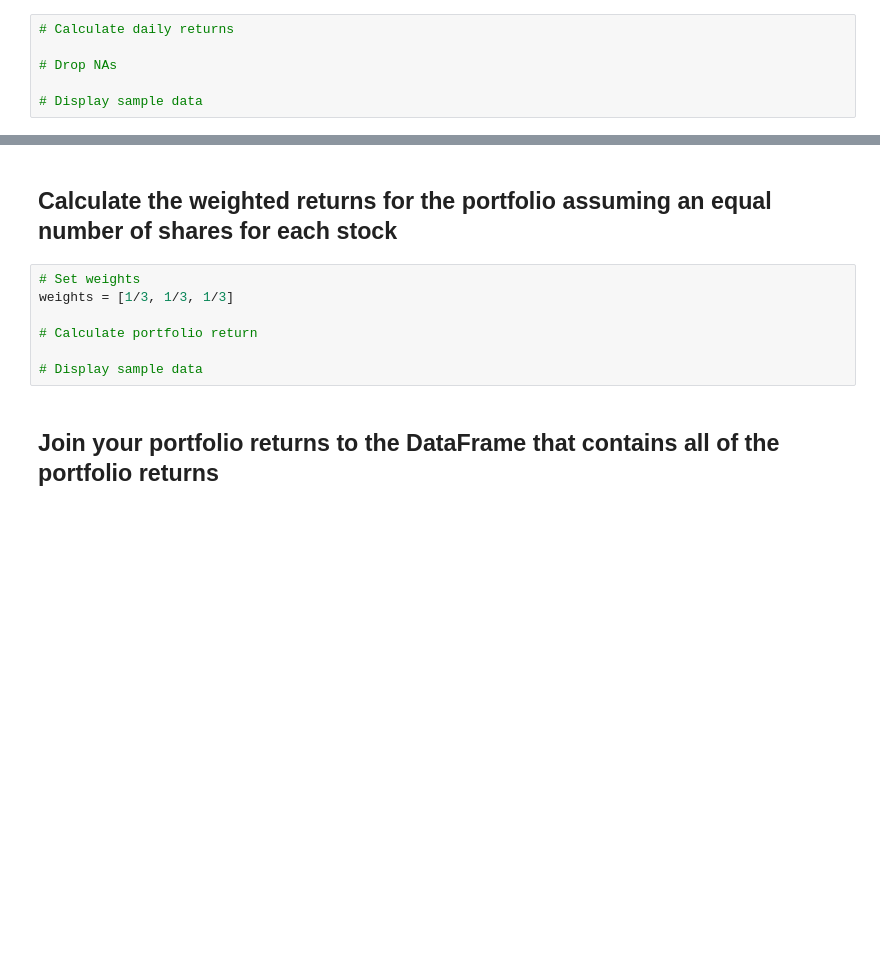
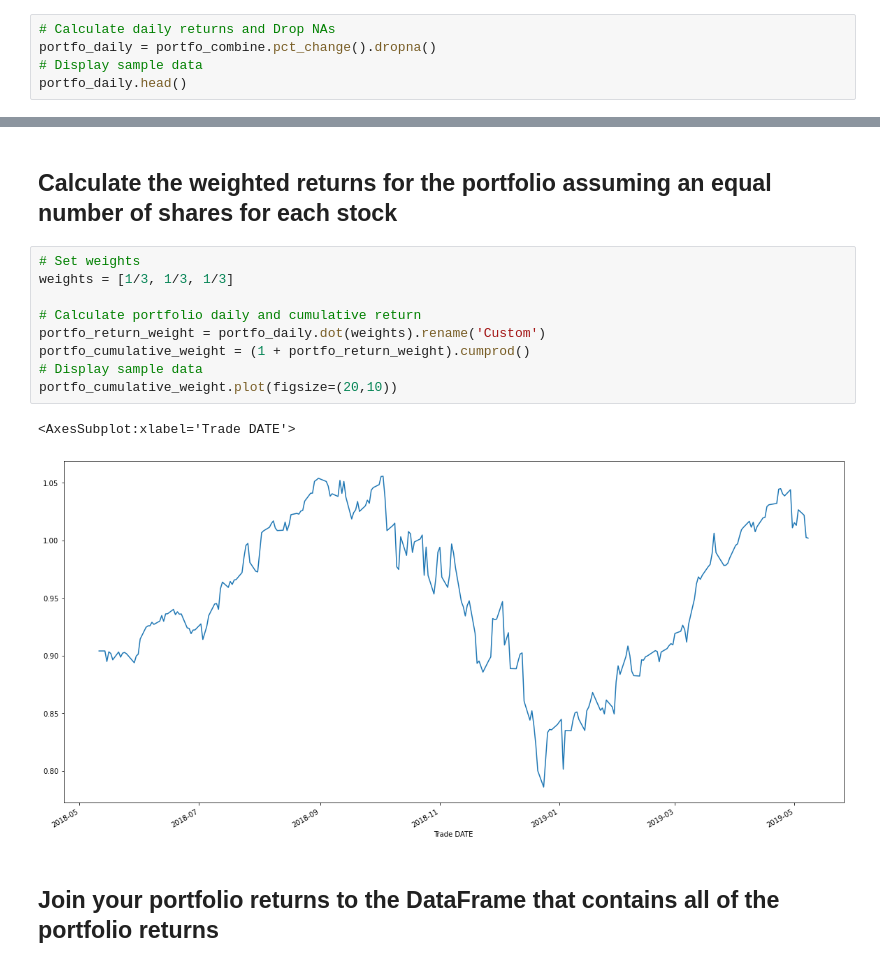
Before and after one commit to Olegreg762/FintechBootcamp, a Jupyter notebook: pandas_homework/Instructions/Starter_Code/whale_analysis.ipynb, the cells around one changed output, grey strips where cells are left out. Saved outputs shown, nothing was run; the diff lists cells and outputs as text; blank space fills up the shorter version.

```diff
--- a/pandas_homework/Instructions/Starter_Code/whale_analysis.ipynb
+++ b/pandas_homework/Instructions/Starter_Code/whale_analysis.ipynb
@@ -526,8 +526,7 @@ portfo_combine
 | 2018-05-11 | 188.59 | 195.76 | 1098.26 |
 250 rows × 3 columns
 # %%
-# Calculate daily returns
-
-# Drop NAs
-
+# Calculate daily returns and Drop NAs
+portfo_daily = portfo_combine.pct_change().dropna()
 # Display sample data
+portfo_daily.head()
@@ -536,10 +543,15 @@ portfo_combine
 # %%
 # Set weights
 weights = [1/3, 1/3, 1/3]
 
-# Calculate portfolio return
-
+# Calculate portfolio daily and cumulative return
+portfo_return_weight = portfo_daily.dot(weights).rename('Custom')
+portfo_cumulative_weight = (1 + portfo_return_weight).cumprod()
 # Display sample data
+portfo_cumulative_weight.plot(figsize=(20,10))
+# %% [output]
+<AxesSubplot:xlabel='Trade DATE'>
+[figure, added]
 # %% [markdown]
 ## Join your portfolio returns to the DataFrame that contains all of the portfolio returns
 # %%
```
Also changed, not shown: parts of 11 cells of this notebook.
